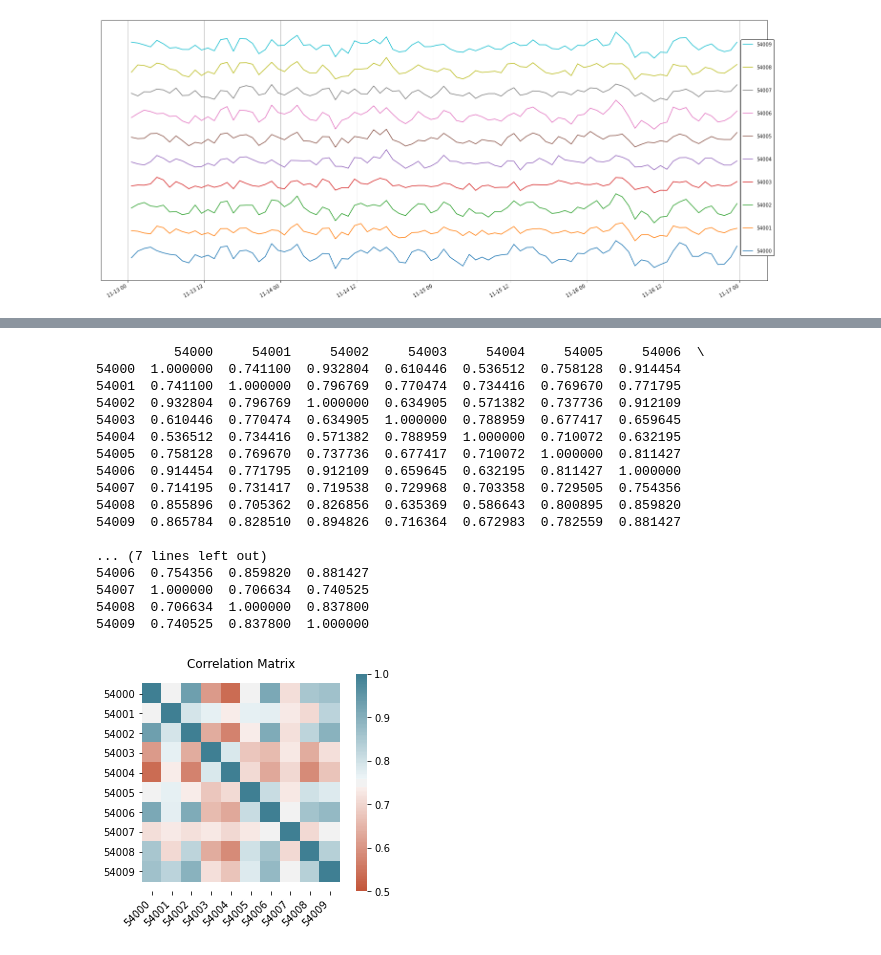
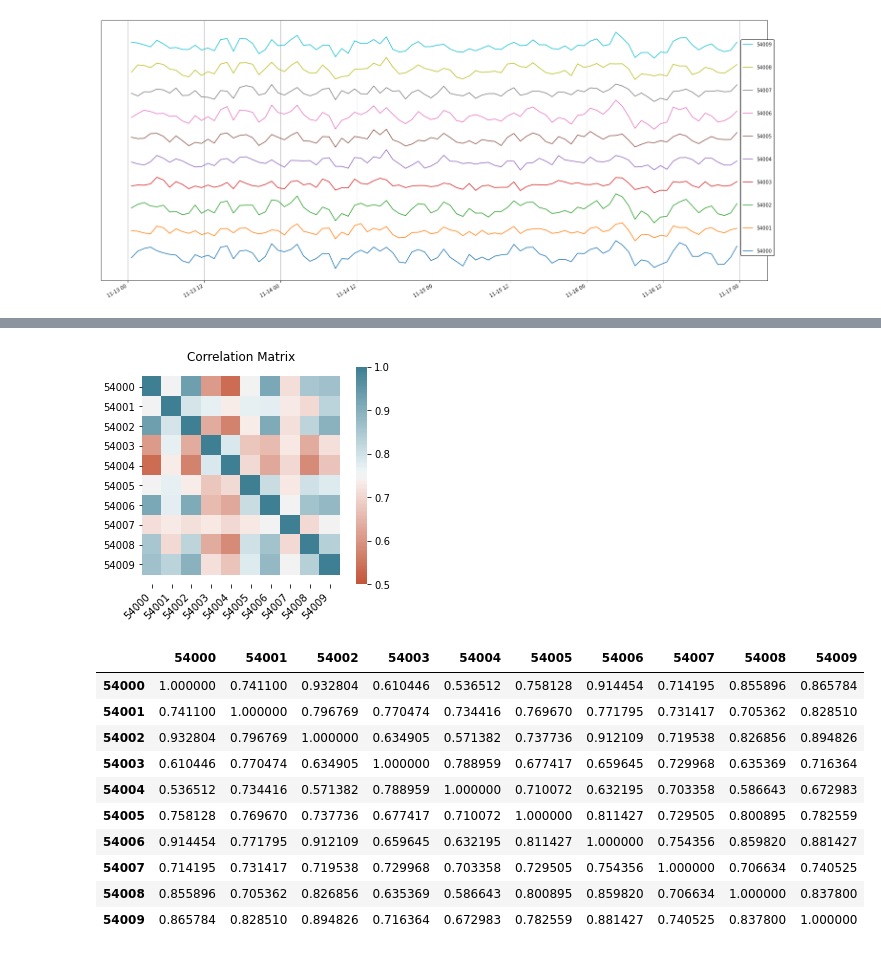
Before and after one commit to UMN-CMS/ECAL_FAIR, a Jupyter notebook: notebooks/multi_autoreg.ipynb, the cells around one changed output, grey strips where cells are left out. Cells and saved outputs as stored; diff of their text form; code cells hidden in the pictures.

```diff
--- a/notebooks/multi_autoreg.ipynb
+++ b/notebooks/multi_autoreg.ipynb
@@ -138,10 +152,10 @@ plt.show() # ta-da!
 fig, ax = plt.subplots()
 
 ax.set_title('Correlation Matrix')
-corr = xtals_df[(xtals_df.index > '2018-11-13 00:00:00') & (xtals_df.index < '2018-11-17 00:00:00')].corr()
-print(corr)
+corr2 = xtals_df[(xtals_df.index > '2018-11-13 00:00:00') & (xtals_df.index < '2018-11-17 00:00:00')].corr()
+
 ax = sns.heatmap(
-    corr,
+    corr2,
     vmin=0.5, vmax=1, center=0.75,
     cmap=sns.diverging_palette(20, 220, n=200),
     square=True
@@ -158,24 +172,21 @@ t -= 0.5 # Subtract 0.5 from the top
 plt.ylim(b, t) # update the ylim(bottom, top) values
 plt.show() # ta-da!
 # %% [output]
-          54000     54001     54002     54003     54004     54005     54006  \
-54000  1.000000  0.741100  0.932804  0.610446  0.536512  0.758128  0.914454
-54001  0.741100  1.000000  0.796769  0.770474  0.734416  0.769670  0.771795
-54002  0.932804  0.796769  1.000000  0.634905  0.571382  0.737736  0.912109
-54003  0.610446  0.770474  0.634905  1.000000  0.788959  0.677417  0.659645
-54004  0.536512  0.734416  0.571382  0.788959  1.000000  0.710072  0.632195
-54005  0.758128  0.769670  0.737736  0.677417  0.710072  1.000000  0.811427
-54006  0.914454  0.771795  0.912109  0.659645  0.632195  0.811427  1.000000
-54007  0.714195  0.731417  0.719538  0.729968  0.703358  0.729505  0.754356
-54008  0.855896  0.705362  0.826856  0.635369  0.586643  0.800895  0.859820
-54009  0.865784  0.828510  0.894826  0.716364  0.672983  0.782559  0.881427
-
-... (7 lines left out)
-54006  0.754356  0.859820  0.881427
-54007  1.000000  0.706634  0.740525
-54008  0.706634  1.000000  0.837800
-54009  0.740525  0.837800  1.000000
 [figure]
+# %%
+corr2
+# %% [output]
+|  | 54000 | 54001 | 54002 | 54003 | 54004 | 54005 | 54006 | 54007 | 54008 | 54009 |
+| 54000 | 1.000000 | 0.741100 | 0.932804 | 0.610446 | 0.536512 | 0.758128 | 0.914454 | 0.714195 | 0.855896 | 0.865784 |
+| 54001 | 0.741100 | 1.000000 | 0.796769 | 0.770474 | 0.734416 | 0.769670 | 0.771795 | 0.731417 | 0.705362 | 0.828510 |
+| 54002 | 0.932804 | 0.796769 | 1.000000 | 0.634905 | 0.571382 | 0.737736 | 0.912109 | 0.719538 | 0.826856 | 0.894826 |
+| 54003 | 0.610446 | 0.770474 | 0.634905 | 1.000000 | 0.788959 | 0.677417 | 0.659645 | 0.729968 | 0.635369 | 0.716364 |
+| 54004 | 0.536512 | 0.734416 | 0.571382 | 0.788959 | 1.000000 | 0.710072 | 0.632195 | 0.703358 | 0.586643 | 0.672983 |
+| 54005 | 0.758128 | 0.769670 | 0.737736 | 0.677417 | 0.710072 | 1.000000 | 0.811427 | 0.729505 | 0.800895 | 0.782559 |
+| 54006 | 0.914454 | 0.771795 | 0.912109 | 0.659645 | 0.632195 | 0.811427 | 1.000000 | 0.754356 | 0.859820 | 0.881427 |
+| 54007 | 0.714195 | 0.731417 | 0.719538 | 0.729968 | 0.703358 | 0.729505 | 0.754356 | 1.000000 | 0.706634 | 0.740525 |
+| 54008 | 0.855896 | 0.705362 | 0.826856 | 0.635369 | 0.586643 | 0.800895 | 0.859820 | 0.706634 | 1.000000 | 0.837800 |
+| 54009 | 0.865784 | 0.828510 | 0.894826 | 0.716364 | 0.672983 | 0.782559 | 0.881427 | 0.740525 | 0.837800 | 1.000000 |
 # %%
 figs = []
 xtal_list =[54000]
```
Also changed, not shown: parts of 6 cells of this notebook, 2 other files.
